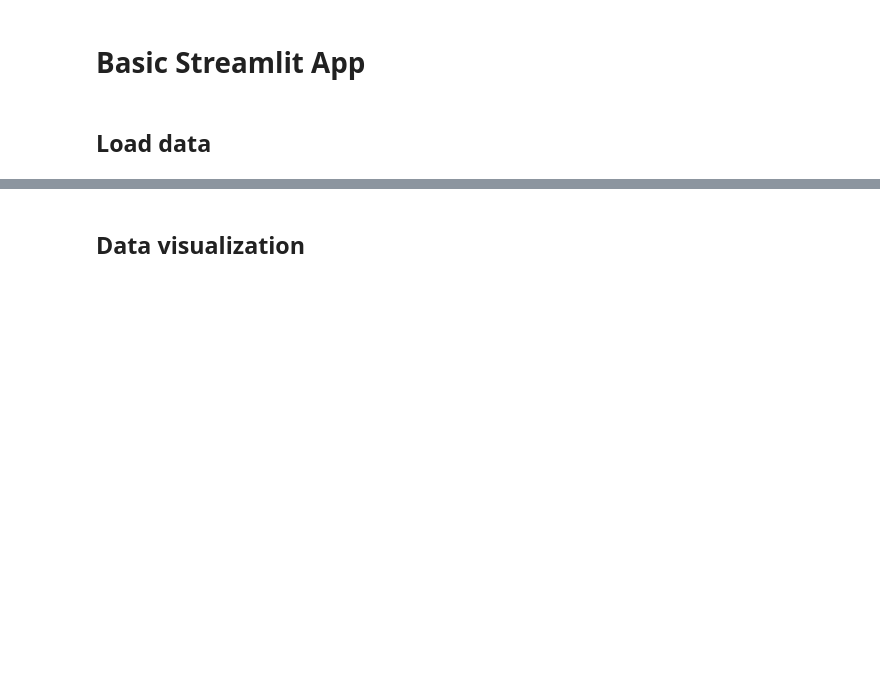
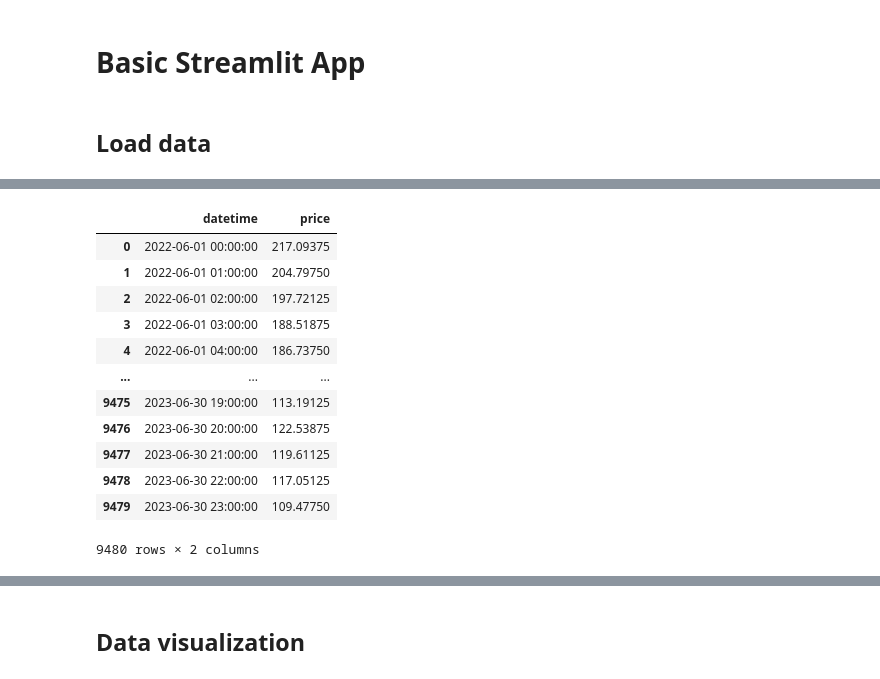
Before and after one commit to rankerpost/DF-P, a Jupyter notebook: notebooks/10_Dataviz/1_Backend/A_Blank.ipynb, the cells around one changed output, grey strips where cells are left out. Cells and saved outputs as stored; diff of their text form; code cells hidden in the pictures; blank space fills up the shorter version.

```diff
--- a/notebooks/10_Dataviz/1_Backend/A_Blank.ipynb
+++ b/notebooks/10_Dataviz/1_Backend/A_Blank.ipynb
@@ -31,0 +7,18 @@ pd.read_csv('../data/gapminder.csv')
+# %%
+path = '../../../data/price.csv'
+# %%
+pd.read_csv(path)
+# %% [output]
+|  | datetime | price |
+| 0 | 2022-06-01 00:00:00 | 217.09375 |
+| 1 | 2022-06-01 01:00:00 | 204.79750 |
+| 2 | 2022-06-01 02:00:00 | 197.72125 |
+| 3 | 2022-06-01 03:00:00 | 188.51875 |
+| 4 | 2022-06-01 04:00:00 | 186.73750 |
+| ... | ... | ... |
+| 9475 | 2023-06-30 19:00:00 | 113.19125 |
+| 9476 | 2023-06-30 20:00:00 | 122.53875 |
+| 9477 | 2023-06-30 21:00:00 | 119.61125 |
+| 9478 | 2023-06-30 22:00:00 | 117.05125 |
+| 9479 | 2023-06-30 23:00:00 | 109.47750 |
+9480 rows × 2 columns
```
Also changed, not shown: parts of 9 cells of this notebook, 4 other files.
